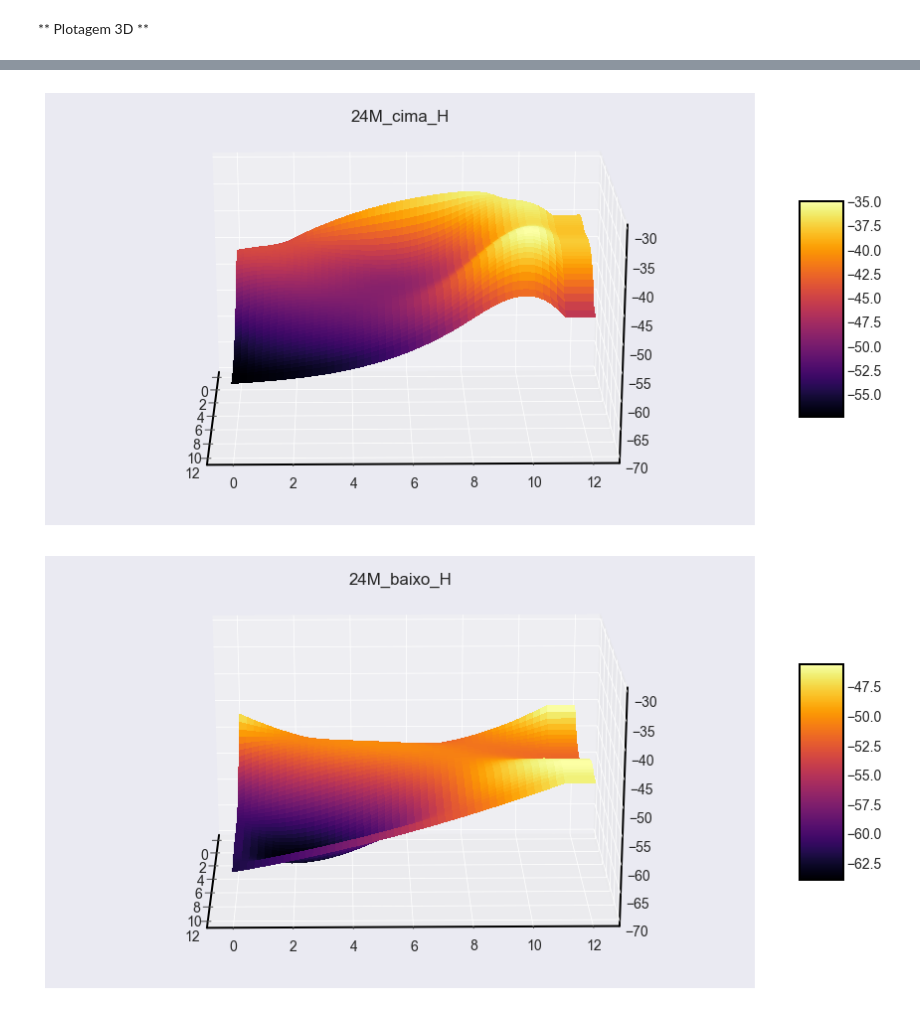
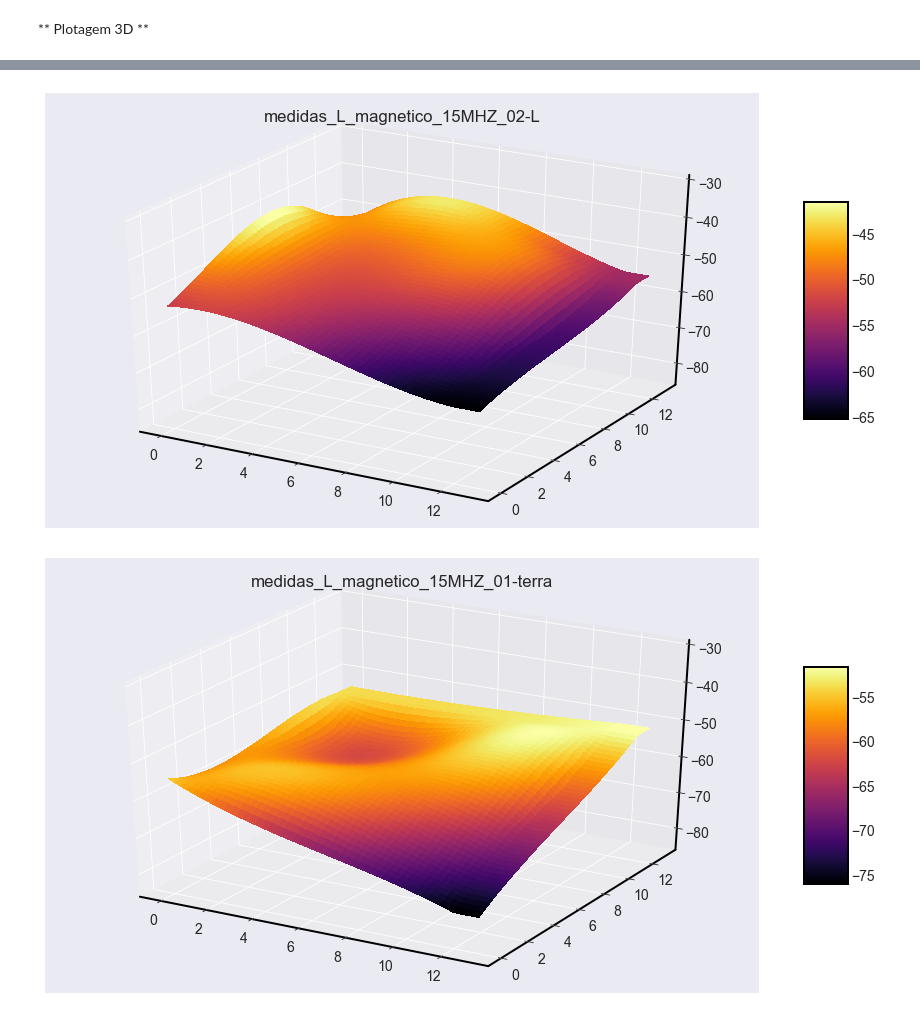
Before and after one commit to cleissom/Compatibilidade-Eletromagnetica, a Jupyter notebook: Teste Placa L.ipynb, the cells around one changed output, grey strips where cells are left out. Cells and saved outputs as stored; diff of their text form; code cells hidden in the pictures.

```diff
--- a/Teste Placa L.ipynb
+++ b/Teste Placa L.ipynb
@@ -4,20 +4,35 @@
 ## Insira os dados aqui:
 # %%
 # Número da Placa (Placa 0, 1, 2 ou 3)
-placa = 1
+placa = 0
+
+# Tamanho da aquisição de dados, 12x12 ou 13x13
+tamanho = 13
 
 # Nome dos arquivos com a extensão, dentro da pasta "data"
-frequencia1_cima_Z_name  = '24M_cima_Z.xlsx'
-frequencia1_baixo_Z_name = '24M_baixo_Z.xlsx'
 
-frequencia1_cima_H_name  = '24M_cima_H.xlsx'
-frequencia1_baixo_H_name = '24M_baixo_H.xlsx'
+if tamanho == 13:
+    frequencia1_cima_Z_name  = 'medidas_L_15MHZ_02-L.xlsx'
+    frequencia1_baixo_Z_name = 'medidas_L_15MHZ_01-terra.xlsx'
 
-frequencia2_cima_Z_name  = '500k_cima_Z.xlsx'
-frequencia2_baixo_Z_name = '500k_baixo_Z.xlsx'
+    frequencia1_cima_H_name  = 'medidas_L_magnetico_15MHZ_02-L.xlsx'
+    frequencia1_baixo_H_name = 'medidas_L_magnetico_15MHZ_01-terra.xlsx'
+
+    frequencia2_cima_Z_name  = 'medidas_L_200KHZ_02-L.xlsx'
+    frequencia2_baixo_Z_name = 'medidas_L_200KHZ_01-terra.xlsx'
+
+if tamanho == 12:
+    frequencia1_cima_Z_name  = '24M_cima_Z.xlsx'
+    frequencia1_baixo_Z_name = '24M_baixo_Z.xlsx'
+
+    frequencia1_cima_H_name  = '24M_cima_H.xlsx'
+    frequencia1_baixo_H_name = '24M_baixo_H.xlsx'
+
+    frequencia2_cima_Z_name  = '500k_cima_Z.xlsx'
+    frequencia2_baixo_Z_name = '500k_baixo_Z.xlsx'
 
 # Para salvar as imagens para vídeo é só colocar `save = 1`
-save = 1
+save = 0
 # %% [markdown]
 Para instalar as bibliotecas necessárias:
 # %%
@@ -69,7 +68,11 @@ plt.rcParams.update(params)
 # %% [markdown]
 ** Leitura dos Arquivos: **
 # %%
-names = ('A','B','C','D','E','F','G','H','I','J','K','L')
+if tamanho == 12:
+    names = ('A','B','C','D','E','F','G','H','I','J','K','L')
+elif tamanho == 13:
+    names = ('A','B','C','D','E','F','G','H','I','J','K','L','M')
+
 pasta = 'data/'
 
 frequencia1_cima_Z   = pd.read_excel(pasta + frequencia1_cima_Z_name,   names=names, header=None)
@@ -203,7 +214,7 @@ def plot_3d(data, title, vmax, vmin, save=0, foldername='tmp'):
 
     # Interpolation
     xnew, ynew = np.mgrid[0:data.shape[0]:50j, 0:data.shape[1]:50j]
-    tck = interpolate.bisplrep(X, Y, Z, s=1000)
+    tck = interpolate.bisplrep(X, Y, Z, s=3000)
     znew = interpolate.bisplev(xnew[:,0], ynew[0,:], tck)
 
     # Plot the surface.
@@ -234,14 +245,14 @@ if save == 1:
         os.makedirs('tmp/frequencia1_baixo_H')
 
 vmax3d = 0
-vmin3d = -70
+vmin3d = -85
 plot_3d(frequencia1_cima_Z, frequencia1_cima_Z_name, vmax3d, vmin3d, save, 'frequencia1_cima_Z')
 plot_3d(frequencia1_baixo_Z, frequencia1_baixo_Z_name, vmax3d, vmin3d, save, 'frequencia1_baixo_Z')
 plot_3d(frequencia2_cima_Z, frequencia2_cima_Z_name, vmax3d, vmin3d, save, 'frequencia2_cima_Z')
 plot_3d(frequencia2_baixo_Z, frequencia2_baixo_Z_name, vmax3d, vmin3d, save, 'frequencia2_baixo_Z')
 
 vmax3d = -30
-vmin3d = -70
+vmin3d = -85
 plot_3d(frequencia1_cima_H, frequencia1_cima_H_name, vmax3d, vmin3d, save, 'frequencia1_cima_H')
 plot_3d(frequencia1_baixo_H, frequencia1_baixo_H_name, vmax3d, vmin3d, save, 'frequencia1_baixo_H')
 # %% [output]
@@ -252,2 +263,2 @@ plot_3d(frequencia1_baixo_H, frequencia1_baixo_H_name, vmax3d, vmin3d, save, 'fr
-[figure, old version]
+[figure, new version]
-[figure, old version]
+[figure, new version]
```
Also changed, not shown: parts of 4 cells of this notebook, 6 other files.
